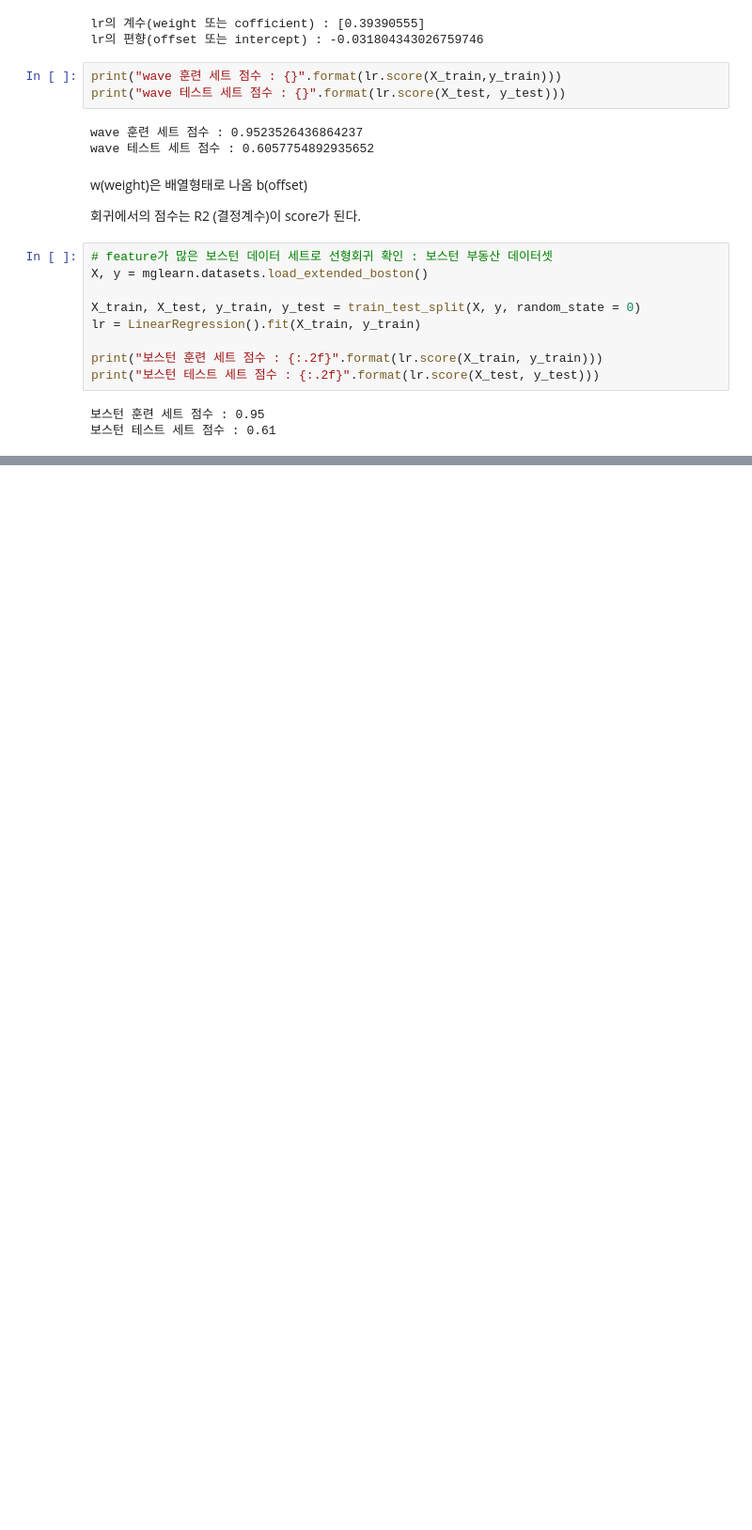
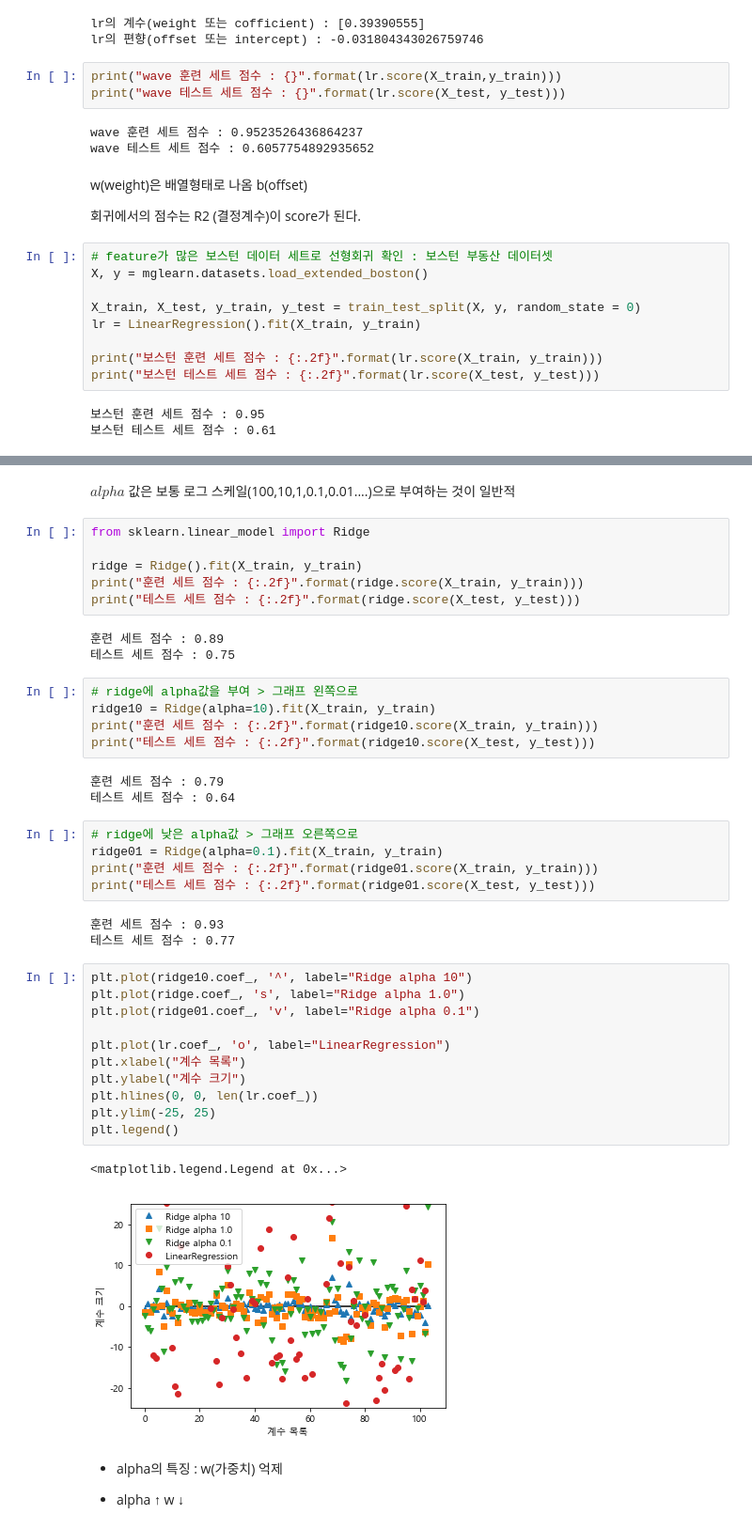
Before and after one commit to ehdgns21/Machine_Learning, a Jupyter notebook: #2. 선형회귀 모델.ipynb, the cells around one changed output, grey strips where cells are left out. Shown: that part at 94% size. Drawn from its saved outputs; the diff is of its cells as text; blank space fills up the shorter version.

```diff
--- a/#2. 선형회귀 모델.ipynb
+++ b/#2. 선형회귀 모델.ipynb
@@ -83 +90,45 @@ print("보스턴 테스트 세트 점수 : {:.2f}".format(lr.score(X_test, y_tes
 cf. L1,L2 norm 섞어쓰는것 : 엘라스틴 norm
+# %% [markdown]
+ $alpha$ 값은 보통 로그 스케일(100,10,1,0.1,0.01....)으로 부여하는 것이 일반적
+# %%
+from sklearn.linear_model import Ridge
+
+ridge = Ridge().fit(X_train, y_train)
+print("훈련 세트 점수 : {:.2f}".format(ridge.score(X_train, y_train)))
+print("테스트 세트 점수 : {:.2f}".format(ridge.score(X_test, y_test)))
+# %% [output]
+훈련 세트 점수 : 0.89
+테스트 세트 점수 : 0.75
+# %%
+# ridge에 alpha값을 부여 > 그래프 왼쪽으로
+ridge10 = Ridge(alpha=10).fit(X_train, y_train)
+print("훈련 세트 점수 : {:.2f}".format(ridge10.score(X_train, y_train)))
+print("테스트 세트 점수 : {:.2f}".format(ridge10.score(X_test, y_test)))
+# %% [output]
+훈련 세트 점수 : 0.79
+테스트 세트 점수 : 0.64
+# %%
+# ridge에 낮은 alpha값 > 그래프 오른쪽으로
+ridge01 = Ridge(alpha=0.1).fit(X_train, y_train)
+print("훈련 세트 점수 : {:.2f}".format(ridge01.score(X_train, y_train)))
+print("테스트 세트 점수 : {:.2f}".format(ridge01.score(X_test, y_test)))
+# %% [output]
+훈련 세트 점수 : 0.93
+테스트 세트 점수 : 0.77
+# %%
+plt.plot(ridge10.coef_, '^', label="Ridge alpha 10")
+plt.plot(ridge.coef_, 's', label="Ridge alpha 1.0")
+plt.plot(ridge01.coef_, 'v', label="Ridge alpha 0.1")
+
+plt.plot(lr.coef_, 'o', label="LinearRegression")
+plt.xlabel("계수 목록")
+plt.ylabel("계수 크기")
+plt.hlines(0, 0, len(lr.coef_))
+plt.ylim(-25, 25)
+plt.legend()
+# %% [output]
+<matplotlib.legend.Legend at 0x...>
+[figure, added]
+# %% [markdown]
+* alpha의 특징 : w(가중치) 억제
+ - alpha ↑  w ↓
```
Also changed, not shown: parts of 2 cells of this notebook, 1 other file.
